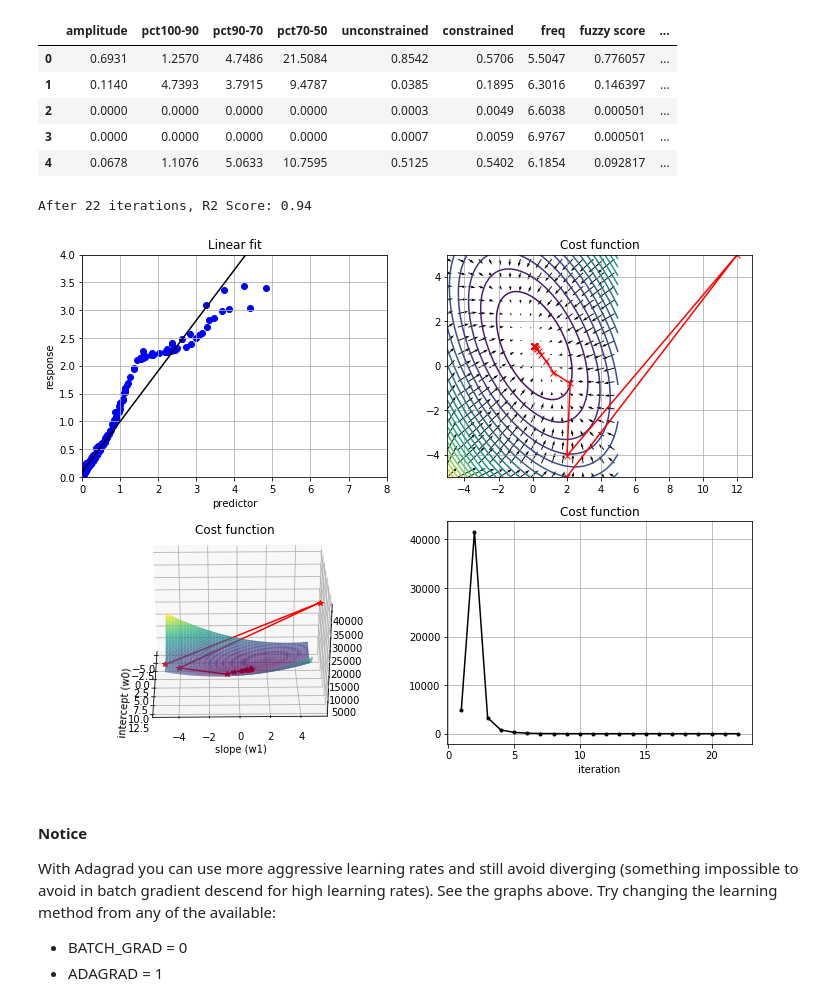
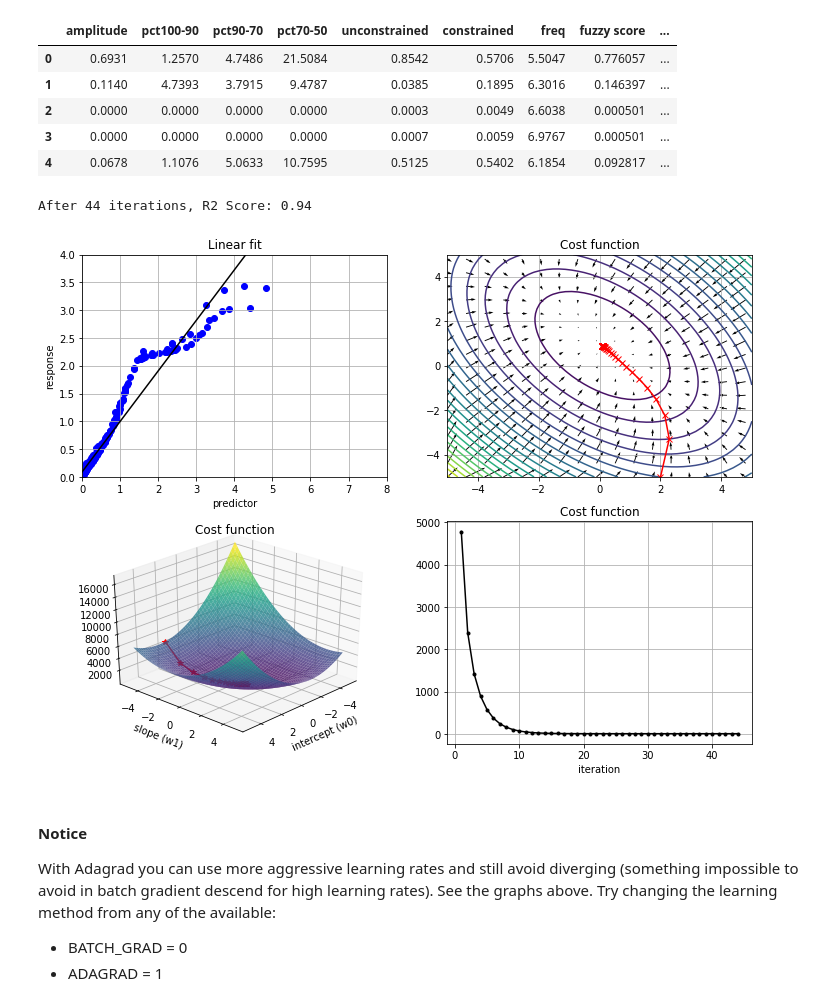
Before and after one commit to alejandECE/ml-examples, a Jupyter notebook: gradient descend/gradient ols.ipynb, the cells around one changed output. Saved outputs shown, nothing was run; the diff lists cells and outputs as text; code cells hidden in the pictures.

```diff
--- a/gradient descend/gradient ols.ipynb
+++ b/gradient descend/gradient ols.ipynb
@@ -97,12 +97,14 @@ X = np.hstack((np.ones((m,1)),X))
 MAX_ITER = 1000
 MIN_DELTA = 1e-5
 batch_size = None
-grad_method = GradType.ADAGRAD
+grad_method = GradType.BATCH_GRAD
 cum_grad = np.zeros((d+1,))
 epsilon = 1e-10
 # %%
 # Init algorithm
 niter = 0
+current_batch = 0
+batch_indexes = rnd.permutation(m)
 delta_J = MIN_DELTA
 start = [2,-5]
 W = np.array([start] * MAX_ITER,order='C',dtype='float64').T
@@ -148,55 +150,57 @@ while niter < MAX_ITER - 1 and abs(delta_J) >= MIN_DELTA:
             plot_progress = False
 
     # Determines gradient
-    # batch
-    if batch_size == None:
+    if batch_size is None:
         residual = X.dot(W[:,niter]) - y
         grad = (X.T).dot(residual)
-    # stochastic
     else:
-        indexes = rnd.permutation(m)[:batch_size]
-        residual = X[indexes,:].dot(W[:,niter]) - y[indexes]
-        grad = (X[indexes,:].T).dot(residual)
+        if current_batch * batch_size > m:
+            current_batch = 0
+            batch_indexes = rnd.permutation(m)
+        samples = batch_indexes[current_batch*batch_size:(current_batch + 1) * batch_size]
+        residual = X[samples,:].dot(W[:,niter]) - y[samples]
+        grad = (X[samples,:].T).dot(residual)
+        current_batch += 1
 
     # Determines update rule (step) according to chosen method
     if grad_method == GradType.BATCH_GRAD:
         alpha = 1e-3
         step = alpha * grad
     elif grad_method == GradType.ADAGRAD:
-        alpha = 10
+        alpha = 3
         cum_grad += (grad**2)
         step = (alpha / np.sqrt((epsilon + cum_grad))) * grad
     elif grad_method == GradType.LINE_SEARCH:
         H = (X.T).dot(X)         # you can move this outside the loop (only linear regression)
         alpha = (grad.T).dot(grad) / (grad.T).dot(H).dot(grad)
         step = alpha * grad
     elif grad_method == GradType.NEWTON_METHOD:
         H = (X.T).dot(X)          # you can move this outside the loop (only linear regression)
         step = alg.solve(H,grad)  #step = alg.pinv(H).dot(grad)
 
     # Move iteration pointer
     niter = niter + 1
 
     # Update weights and computes new cost
     W[:,niter] = W[:,niter - 1] - step
     residual = X.dot(W[:,niter]) - y
     J[niter] = 0.5*((residual.T).dot(residual))
     delta_J = J[niter - 1] - J[niter]
 
 # Display training performance
 compute_metrics(W,X,y,niter)
 ax_fit.cla()
 ax_contour.cla()
 ax_surf.cla()
 ax_cost.cla()
 plot_fit(ax_fit,W[:,niter],X[:,1],y)
 plot_contour(ax_contour,W,niter)
 plot_cost(ax_cost,J,niter)
 plot_surface(ax_surf,W,J,niter)
 display(fig)
 # %% [output]
-After 22 iterations, R2 Score: 0.94
+After 44 iterations, R2 Score: 0.94
-[figure, old version]
+[figure, new version]
 # %% [markdown]
 #### Notice
 With Adagrad you can use more aggressive learning rates and still avoid diverging (something impossible to avoid in batch gradient descend for high learning rates). See the graphs above. Try changing the learning method from any of the available:
```
